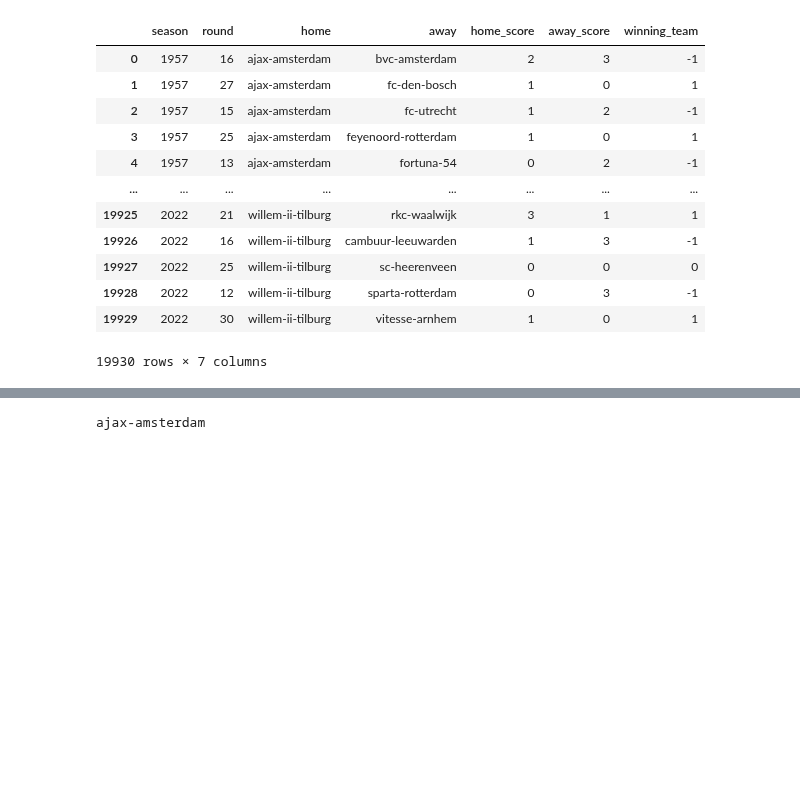
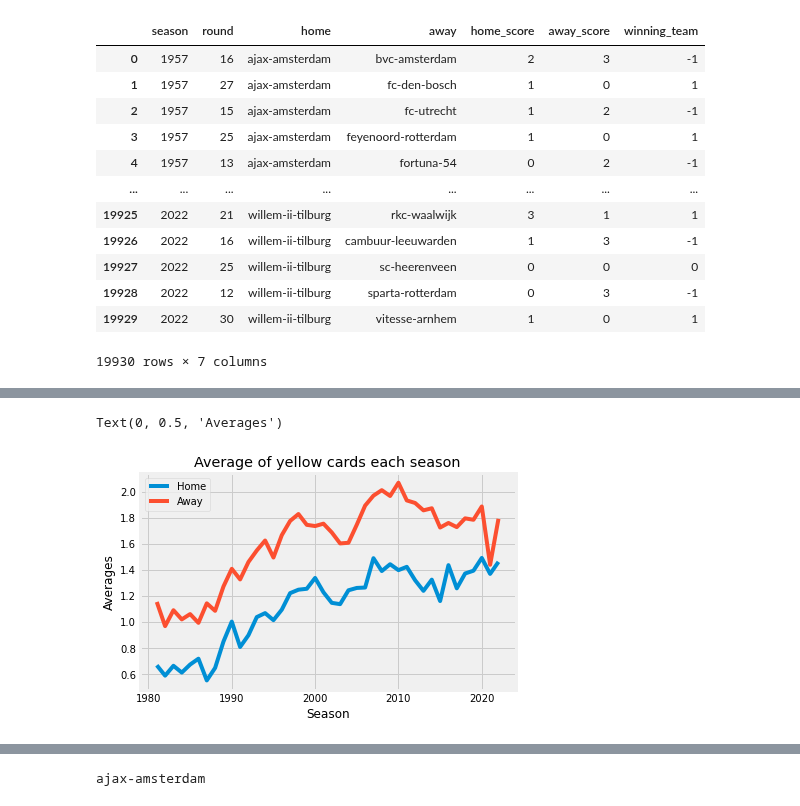
Before and after one commit to mohammedaljader/Football_Predictions_ML, a Jupyter notebook: Predict_the_winning.ipynb, the cells around one changed output, grey strips where cells are left out. Drawn from its saved outputs; the diff is of its cells as text; code cells hidden in the pictures; blank space fills up the shorter version.

```diff
--- a/Predict_the_winning.ipynb
+++ b/Predict_the_winning.ipynb
@@ -467,8 +266,9 @@ df_MatchesForAjaxHost
 # %%
-# df_merge = pd.merge(df_MatchesForAjaxHost, groupByAwayYellowCard, on='season',how='outer')
 df_merge= pd.merge(df_MatchesForAjaxHost,groupByAwayYellowCard,how='inner',left_on=['season','round','home', 'away'],right_on=['season','round','home', 'away'])
-df_test = df_merge[(df_merge['home_score'] != '-') |
-                    (df_merge['away_score'] != '-')]
+df_filter_season = df_merge[df_merge['season'] > 1980]
+
+df_test = df_filter_season[(df_filter_season['home_score'] != '-') | (df_filter_season['away_score'] != '-')]
+
 df_test["home_score"].replace({'-': '0'}, inplace=True)
 df_test["away_score"].replace({'- afgebr.': '0'}, inplace=True)
 df_test["away_score"].replace({'2 Toeg.': '0'}, inplace=True)
@@ -488,0 +308,13 @@ df_test.tail(10)
+# %%
+groubBy_yellow_card_EachSeason = df_test.groupby('season', as_index=False).agg(yellowCardHome = ('yellowCardHome', 'mean'),
+                                                                yellowCardAway = ('yellowCardAway', 'mean'))
+
+plt.plot(groubBy_yellow_card_EachSeason['season'], groubBy_yellow_card_EachSeason['yellowCardHome'], label="Home")
+plt.plot(groubBy_yellow_card_EachSeason['season'], groubBy_yellow_card_EachSeason['yellowCardAway'], label="Away")
+plt.legend()
+plt.title("Average of yellow cards each season")
+plt.xlabel("Season")
+plt.ylabel("Averages")
+# %% [output]
+Text(0, 0.5, 'Averages')
+[figure, added]
```
Also changed, not shown: parts of 35 cells of this notebook, 1 other file.
